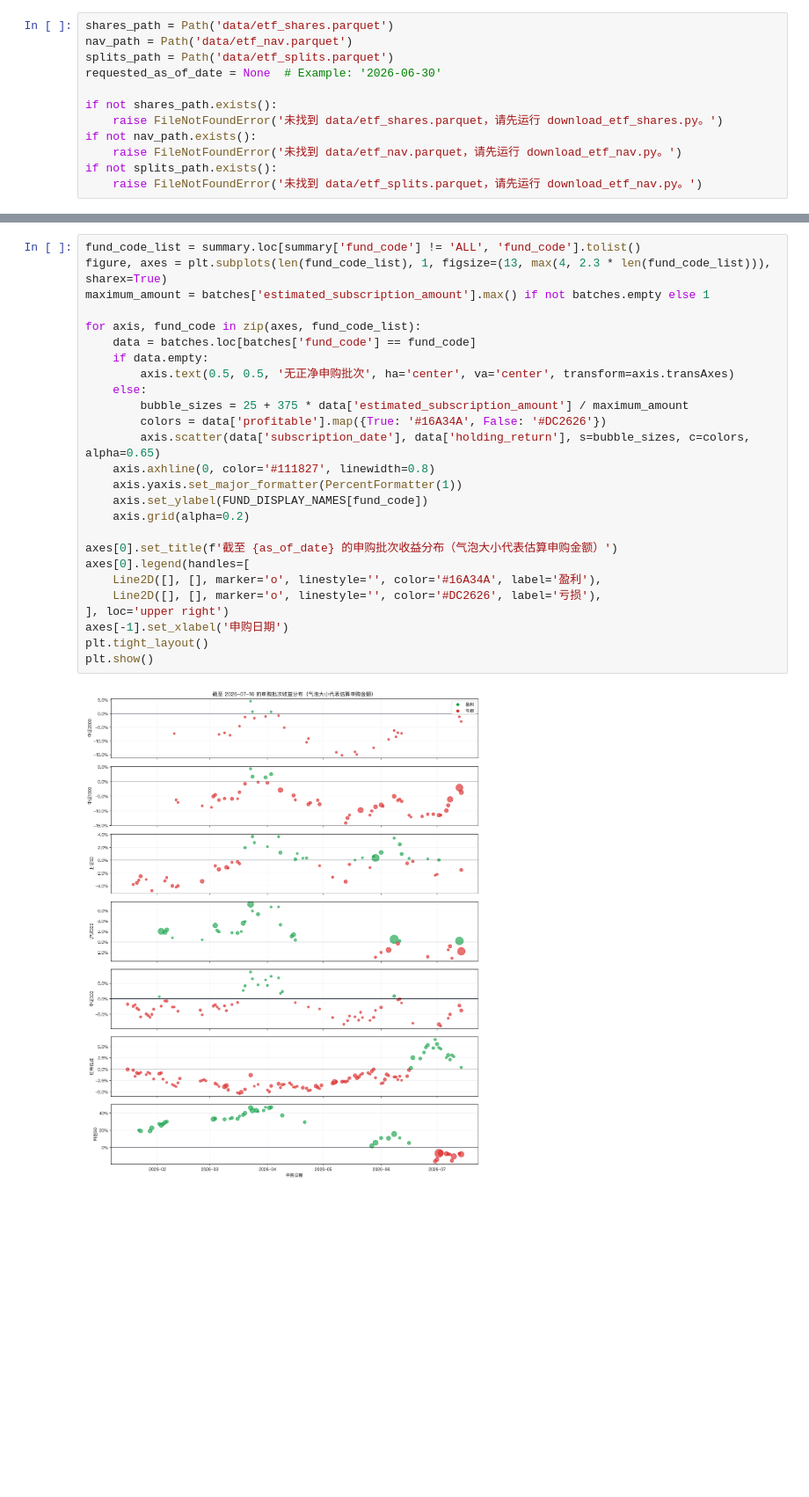
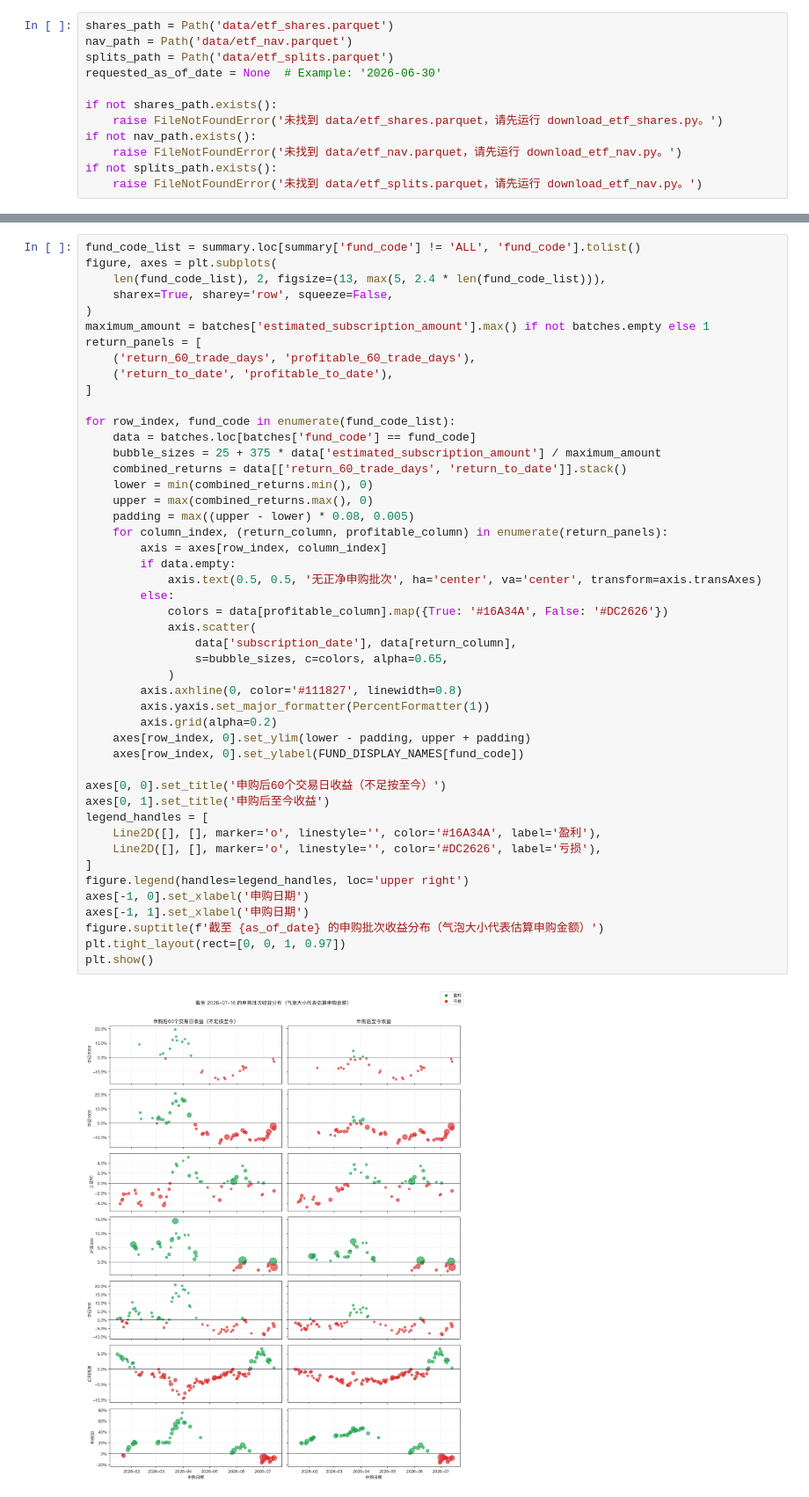
Before and after one commit to zyye00/mme, a Jupyter notebook: analyze_etf.ipynb, the cells around one changed output, grey strips where cells are left out. Shown at 88% size. Drawn from its saved outputs; the diff is of its cells as text; blank space fills up the shorter version.

Commit message:
feat: Add 60-day return

```diff
--- a/analyze_etf.ipynb
+++ b/analyze_etf.ipynb
@@ -215,28 +287,49 @@ plt.show()
 # %%
 fund_code_list = summary.loc[summary['fund_code'] != 'ALL', 'fund_code'].tolist()
-figure, axes = plt.subplots(len(fund_code_list), 1, figsize=(13, max(4, 2.3 * len(fund_code_list))), sharex=True)
+figure, axes = plt.subplots(
+    len(fund_code_list), 2, figsize=(13, max(5, 2.4 * len(fund_code_list))),
+    sharex=True, sharey='row', squeeze=False,
+)
 maximum_amount = batches['estimated_subscription_amount'].max() if not batches.empty else 1
+return_panels = [
+    ('return_60_trade_days', 'profitable_60_trade_days'),
+    ('return_to_date', 'profitable_to_date'),
+]
 
-for axis, fund_code in zip(axes, fund_code_list):
+for row_index, fund_code in enumerate(fund_code_list):
     data = batches.loc[batches['fund_code'] == fund_code]
-    if data.empty:
-        axis.text(0.5, 0.5, '无正净申购批次', ha='center', va='center', transform=axis.transAxes)
-    else:
-        bubble_sizes = 25 + 375 * data['estimated_subscription_amount'] / maximum_amount
-        colors = data['profitable'].map({True: '#16A34A', False: '#DC2626'})
-        axis.scatter(data['subscription_date'], data['holding_return'], s=bubble_sizes, c=colors, alpha=0.65)
-    axis.axhline(0, color='#111827', linewidth=0.8)
-    axis.yaxis.set_major_formatter(PercentFormatter(1))
-    axis.set_ylabel(FUND_DISPLAY_NAMES[fund_code])
-    axis.grid(alpha=0.2)
+    bubble_sizes = 25 + 375 * data['estimated_subscription_amount'] / maximum_amount
+    combined_returns = data[['return_60_trade_days', 'return_to_date']].stack()
+    lower = min(combined_returns.min(), 0)
+    upper = max(combined_returns.max(), 0)
+    padding = max((upper - lower) * 0.08, 0.005)
+    for column_index, (return_column, profitable_column) in enumerate(return_panels):
+        axis = axes[row_index, column_index]
+        if data.empty:
+            axis.text(0.5, 0.5, '无正净申购批次', ha='center', va='center', transform=axis.transAxes)
+        else:
+            colors = data[profitable_column].map({True: '#16A34A', False: '#DC2626'})
+            axis.scatter(
+                data['subscription_date'], data[return_column],
+                s=bubble_sizes, c=colors, alpha=0.65,
+            )
+        axis.axhline(0, color='#111827', linewidth=0.8)
+        axis.yaxis.set_major_formatter(PercentFormatter(1))
+        axis.grid(alpha=0.2)
+    axes[row_index, 0].set_ylim(lower - padding, upper + padding)
+    axes[row_index, 0].set_ylabel(FUND_DISPLAY_NAMES[fund_code])
 
-axes[0].set_title(f'截至 {as_of_date} 的申购批次收益分布（气泡大小代表估算申购金额）')
-axes[0].legend(handles=[
+axes[0, 0].set_title('申购后60个交易日收益（不足按至今）')
+axes[0, 1].set_title('申购后至今收益')
+legend_handles = [
     Line2D([], [], marker='o', linestyle='', color='#16A34A', label='盈利'),
     Line2D([], [], marker='o', linestyle='', color='#DC2626', label='亏损'),
-], loc='upper right')
-axes[-1].set_xlabel('申购日期')
-plt.tight_layout()
+]
+figure.legend(handles=legend_handles, loc='upper right')
+axes[-1, 0].set_xlabel('申购日期')
+axes[-1, 1].set_xlabel('申购日期')
+figure.suptitle(f'截至 {as_of_date} 的申购批次收益分布（气泡大小代表估算申购金额）')
+plt.tight_layout(rect=[0, 0, 1, 0.97])
 plt.show()
 # %% [output]
-[figure, old version]
+[figure, new version]
```
Also changed, not shown: parts of 2 cells of this notebook, 1 other file.
